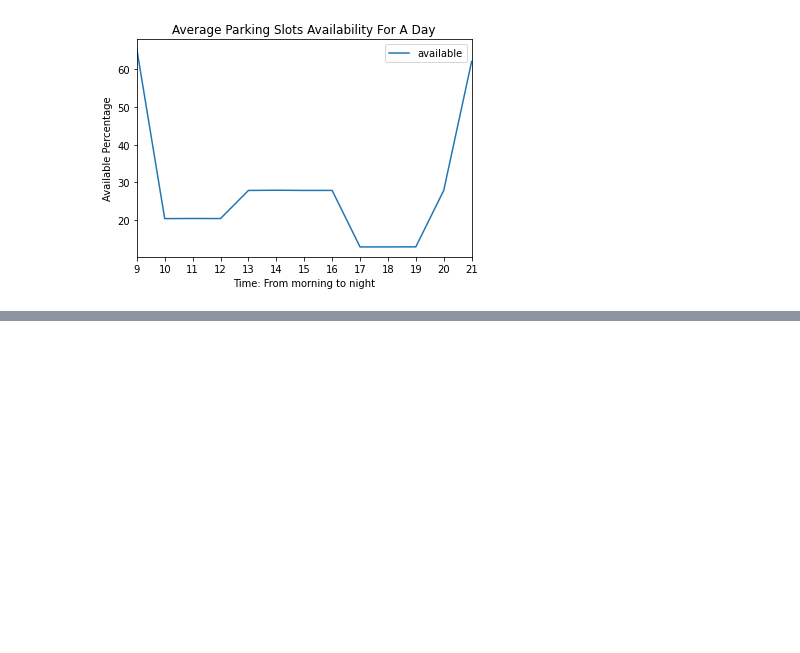
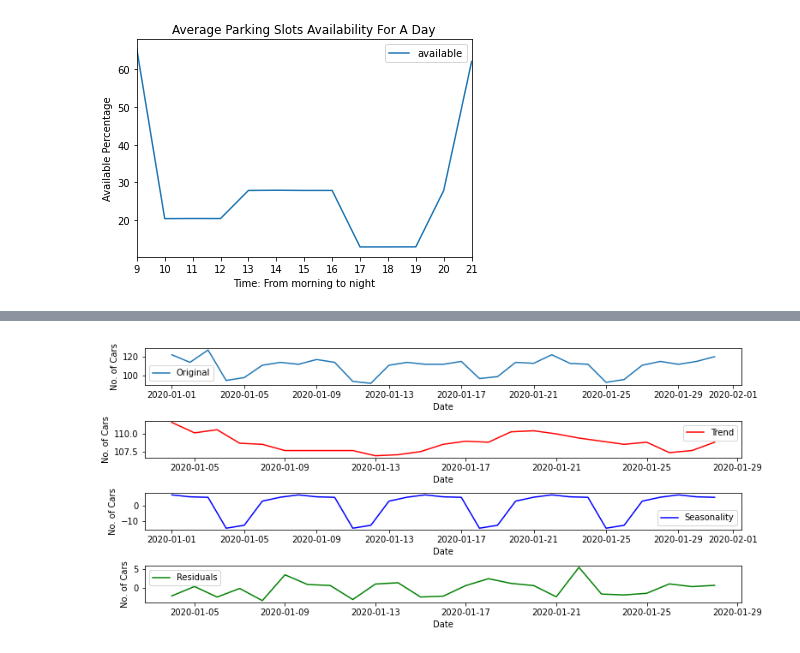
Before and after one commit to iotelligence/flask-carpark, a Jupyter notebook: Data Visualization/Data Visualization_Car Parking.ipynb, the cells around one changed output, grey strips where cells are left out. Saved outputs shown, nothing was run; the diff lists cells and outputs as text; code cells hidden in the pictures; blank space fills up the shorter version.

```diff
--- a/Data Visualization/Data Visualization_Car Parking.ipynb
+++ b/Data Visualization/Data Visualization_Car Parking.ipynb
@@ -148,0 +185,39 @@ Text(0.5, 0, 'Time: From morning to night')
+# %%
+from statsmodels.tsa.seasonal import seasonal_decompose
+import pandas as pd
+import numpy as np
+import matplotlib.pyplot as plt
+%matplotlib inline
+
+total_car = pd.read_csv ('C:/Users/LinH/Downloads/carpar_analysis/Queryresult.csv',
+                         parse_dates = ['Date'], index_col = ['Date'])
+
+decomp = seasonal_decompose(total_car)
+trend = decomp.trend
+seasonal = decomp.seasonal
+residual = decomp.resid
+
+plt.figure(figsize=(11,4.85))
+plt.subplot(411)
+plt.plot(total_car, label='Original')
+plt.ylabel("No. of Cars")
+plt.xlabel("Date")
+plt.legend(loc='best')
+plt.subplot(412)
+plt.plot(trend, label='Trend',color='r')
+plt.ylabel("No. of Cars")
+plt.xlabel("Date")
+plt.legend(loc='best')
+plt.subplot(413)
+plt.plot(seasonal,label='Seasonality',color='b')
+plt.ylabel("No. of Cars")
+plt.xlabel("Date")
+plt.legend(loc='best')
+plt.subplot(414)
+plt.plot(residual, label='Residuals',color='g')
+plt.ylabel("No. of Cars")
+plt.xlabel("Date")
+plt.legend(loc='best')
+plt.tight_layout()
+# %% [output]
+[figure, added]
```
Also changed, not shown: parts of 6 cells of this notebook.
